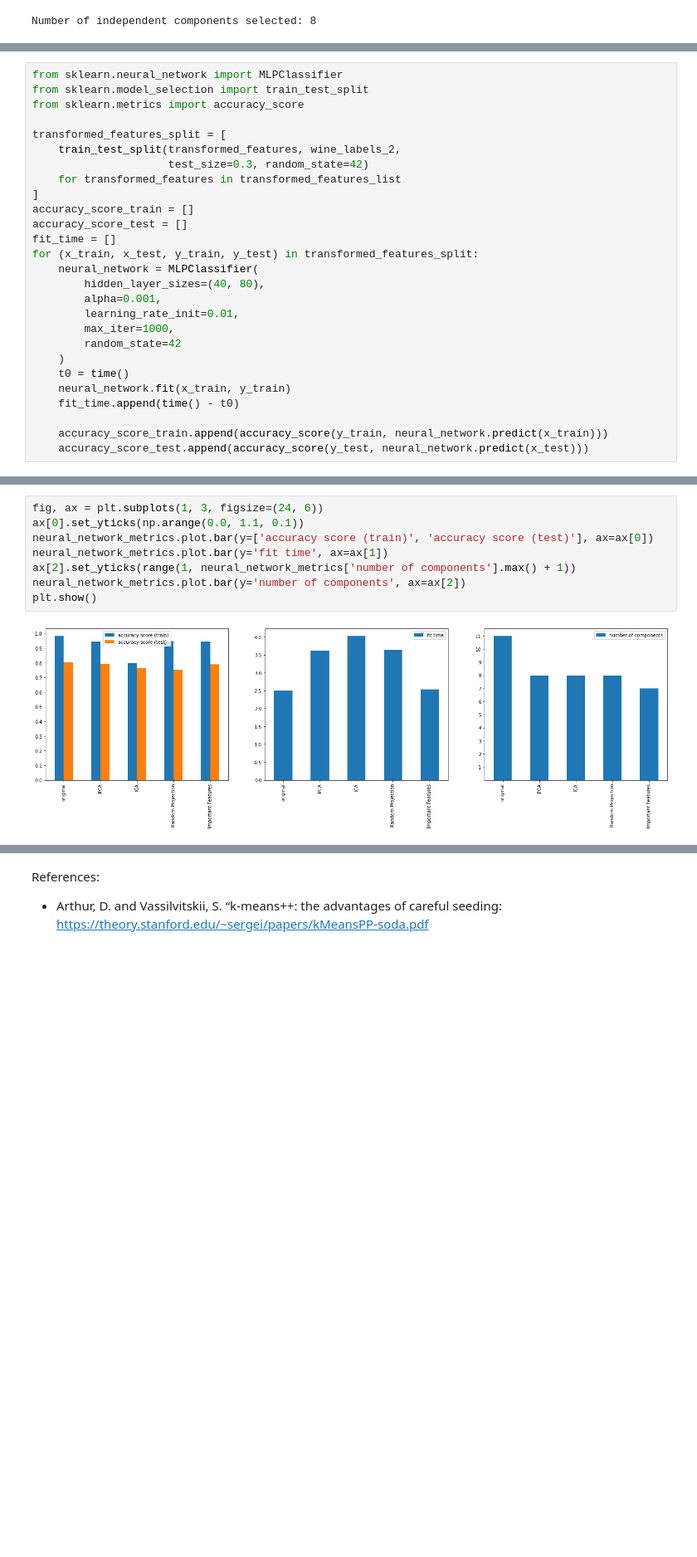
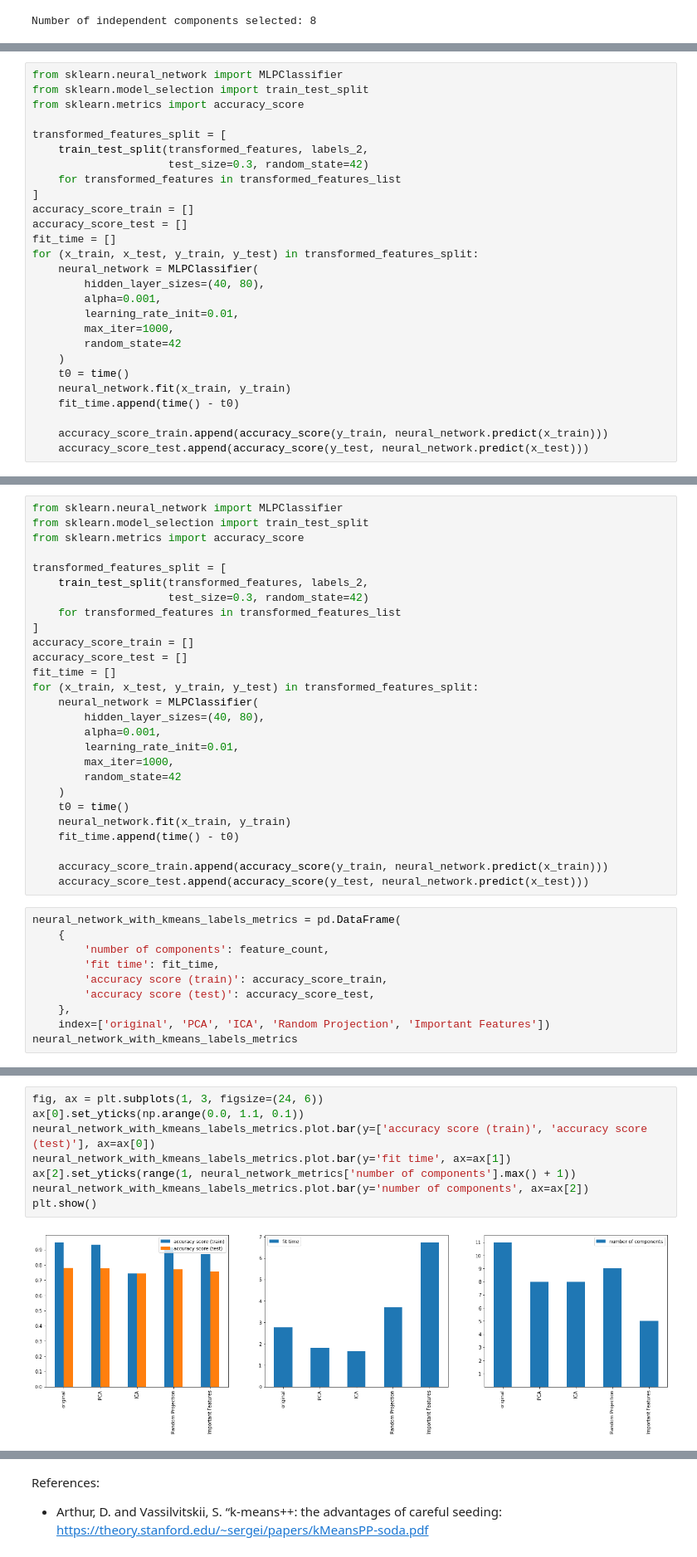
Before and after one commit to dimter/cs-7641-unsupervised-learning, a Jupyter notebook: wine-analysis.ipynb, the cells around one changed output, grey strips where cells are left out. Shown at 83% size. Drawn from its saved outputs; the diff is of its cells as text; blank space fills up the shorter version.

```diff
--- a/wine-analysis.ipynb
+++ b/wine-analysis.ipynb
@@ -580,7 +830,7 @@ from sklearn.model_selection import train_test_split
 from sklearn.metrics import accuracy_score
 
 transformed_features_split = [
-    train_test_split(transformed_features, wine_labels_2,
+    train_test_split(transformed_features, labels_2,
                      test_size=0.3, random_state=42)
     for transformed_features in transformed_features_list
 ]
@@ -620,0 +897,37 @@ neural_network_metrics
+# %%
+from sklearn.neural_network import MLPClassifier
+from sklearn.model_selection import train_test_split
+from sklearn.metrics import accuracy_score
+
+transformed_features_split = [
+    train_test_split(transformed_features, labels_2,
+                     test_size=0.3, random_state=42)
+    for transformed_features in transformed_features_list
+]
+accuracy_score_train = []
+accuracy_score_test = []
+fit_time = []
+for (x_train, x_test, y_train, y_test) in transformed_features_split:
+    neural_network = MLPClassifier(
+        hidden_layer_sizes=(40, 80),
+        alpha=0.001,
+        learning_rate_init=0.01,
+        max_iter=1000,
+        random_state=42
+    )
+    t0 = time()
+    neural_network.fit(x_train, y_train)
+    fit_time.append(time() - t0)
+
+    accuracy_score_train.append(accuracy_score(y_train, neural_network.predict(x_train)))
+    accuracy_score_test.append(accuracy_score(y_test, neural_network.predict(x_test)))
+# %%
+neural_network_with_kmeans_labels_metrics = pd.DataFrame(
+    {
+        'number of components': feature_count,
+        'fit time': fit_time,
+        'accuracy score (train)': accuracy_score_train,
+        'accuracy score (test)': accuracy_score_test,
+    },
+    index=['original', 'PCA', 'ICA', 'Random Projection', 'Important Features'])
+neural_network_with_kmeans_labels_metrics
@@ -621,12 +941,12 @@ neural_network_metrics
 # %%
 fig, ax = plt.subplots(1, 3, figsize=(24, 6))
 ax[0].set_yticks(np.arange(0.0, 1.1, 0.1))
-neural_network_metrics.plot.bar(y=['accuracy score (train)', 'accuracy score (test)'], ax=ax[0])
-neural_network_metrics.plot.bar(y='fit time', ax=ax[1])
+neural_network_with_kmeans_labels_metrics.plot.bar(y=['accuracy score (train)', 'accuracy score (test)'], ax=ax[0])
+neural_network_with_kmeans_labels_metrics.plot.bar(y='fit time', ax=ax[1])
 ax[2].set_yticks(range(1, neural_network_metrics['number of components'].max() + 1))
-neural_network_metrics.plot.bar(y='number of components', ax=ax[2])
+neural_network_with_kmeans_labels_metrics.plot.bar(y='number of components', ax=ax[2])
 plt.show()
 # %% [output]
-[figure, old version]
+[figure, new version]
 # %%
 transformed_features_list = [pd.DataFrame(transformed_features) for transformed_features in transformed_features_list]
```
Also changed, not shown: parts of 73 cells of this notebook, 35 other files.
